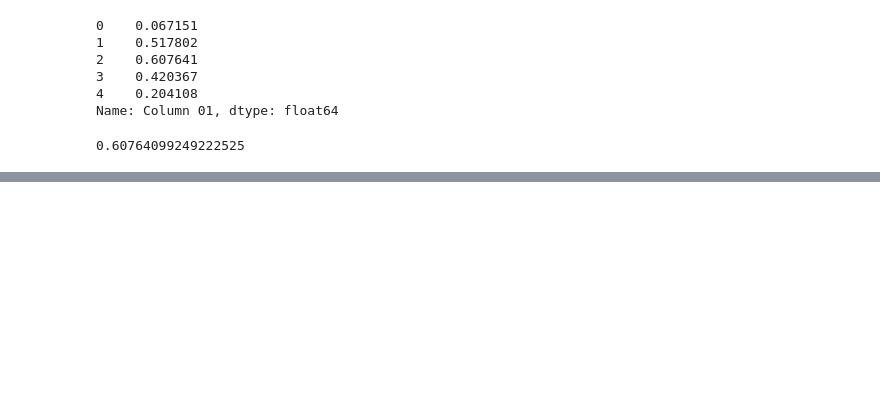
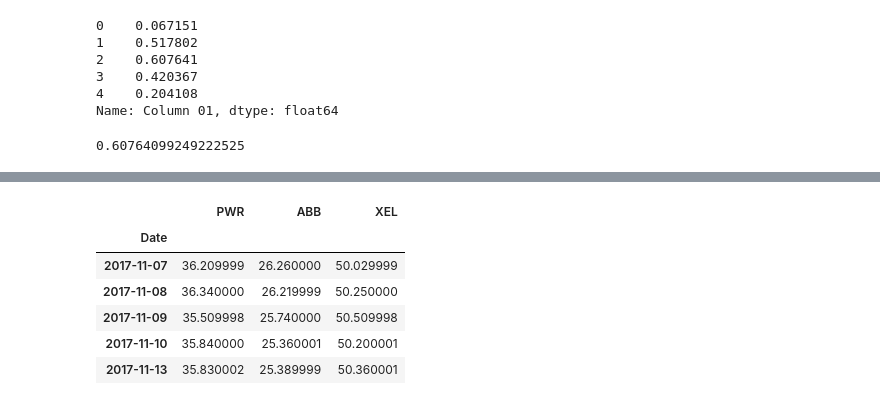
Before and after one commit to jefedeltejas/pythonFinance, a Jupyter notebook: Importing_and_Organizing_data_part1.ipynb, the cells around one changed output, grey strips where cells are left out. Drawn from its saved outputs; the diff is of its cells as text; code cells hidden in the pictures; blank space fills up the shorter version.

```diff
--- a/Importing_and_Organizing_data_part1.ipynb
+++ b/Importing_and_Organizing_data_part1.ipynb
@@ -44,0 +84,10 @@ PWR
+# %%
+new_data.tail()
+# %% [output]
+|  | PWR | ABB | XEL |
+| Date |  |  |  |
+| 2017-11-07 | 36.209999 | 26.260000 | 50.029999 |
+| 2017-11-08 | 36.340000 | 26.219999 | 50.250000 |
+| 2017-11-09 | 35.509998 | 25.740000 | 50.509998 |
+| 2017-11-10 | 35.840000 | 25.360001 | 50.200001 |
+| 2017-11-13 | 35.830002 | 25.389999 | 50.360001 |
```
Also changed, not shown: parts of 6 cells of this notebook.
